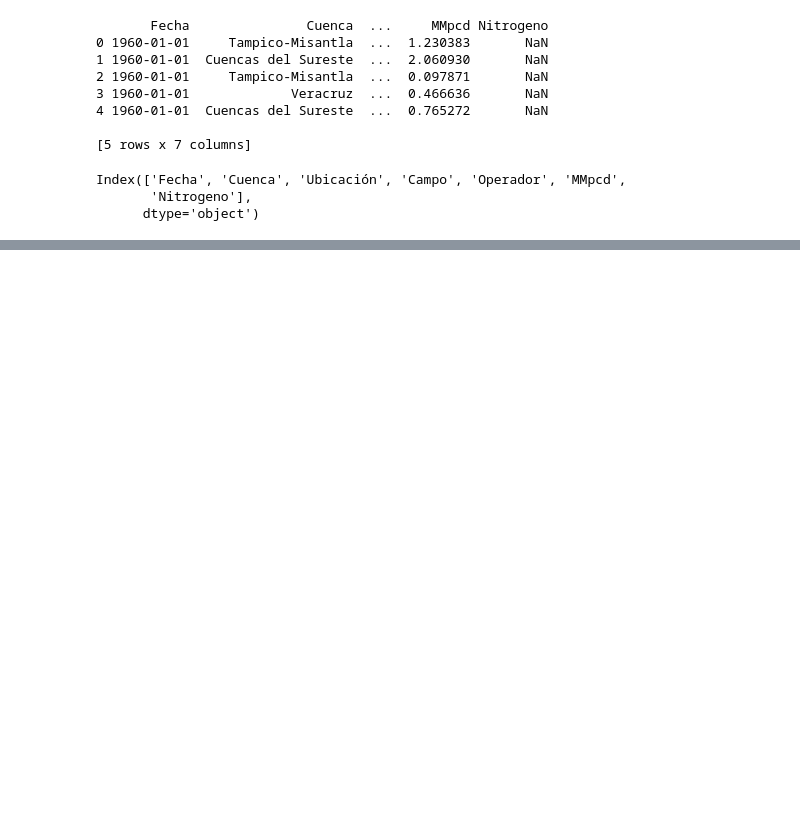
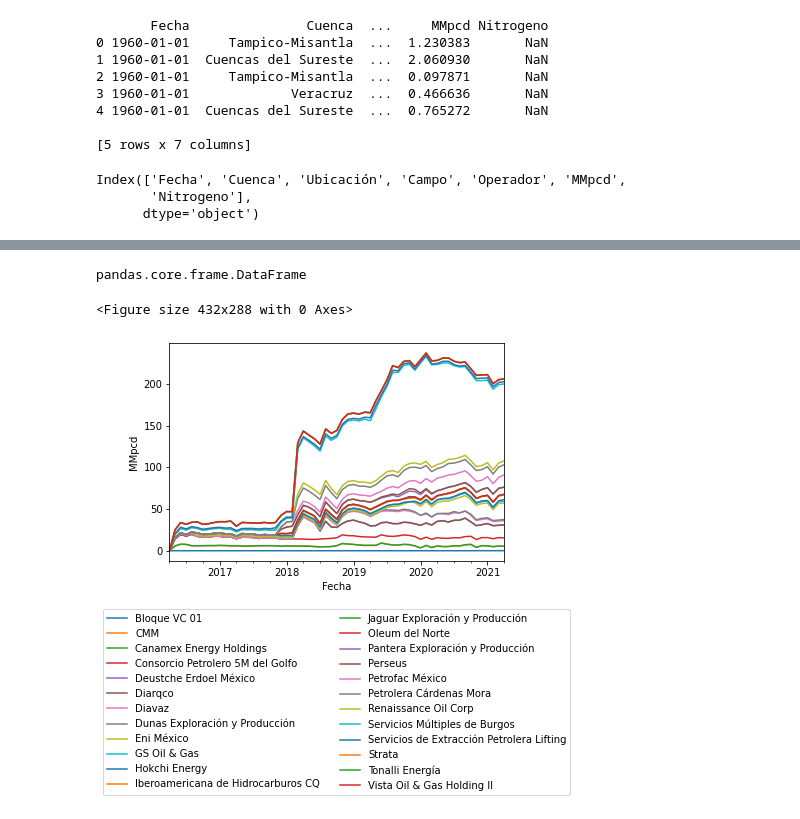
Before and after one commit to JMFU/QuantEcon.py, a Jupyter notebook: graficas2r2pq.ipynb, the cells around one changed output, grey strips where cells are left out. Cells and saved outputs as stored; diff of their text form; code cells hidden in the pictures; blank space fills up the shorter version.

```diff
--- a/graficas2r2pq.ipynb
+++ b/graficas2r2pq.ipynb
@@ -118,15 +222,24 @@ plt.show()
+# %%
+type(produc_otros_oper)
+# %% [output]
+pandas.core.frame.DataFrame
 # %%
 plt.figure()
-produc_otros_oper[['Bloque VC 01', 'CMM', 'Canamex Energy Holdings',
+import numpy as np
+produc_otros_oper_dated = produc_otros_oper['2016-04-01':]
+produc_otros_oper_dated[['Bloque VC 01', 'CMM', 'Canamex Energy Holdings',
        'Consorcio Petrolero 5M del Golfo', 'Deustche Erdoel México', 'Diarqco',
        'Diavaz', 'Dunas Exploración y Producción', 'Eni México',
        'GS Oil & Gas', 'Hokchi Energy', 'Iberoamericana de Hidrocarburos CQ',
        'Jaguar Exploración y Producción', 'Oleum del Norte',
        'Pantera Exploración y Producción','Perseus', 'Petrofac México', 'Petrolera Cárdenas Mora',
        'Renaissance Oil Corp', 'Servicios Múltiples de Burgos',
        'Servicios de Extracción Petrolera Lifting', 'Strata',
        'Tonalli Energía', 'Vista Oil & Gas Holding II']].plot(stacked=True)
 plt.xlabel('Fecha')
 plt.ylabel('MMpcd')
-#plt.legend()
+plt.legend(loc='lower center', bbox_to_anchor=(0.5,-1.1), ncol=2)
 plt.show()
+# %% [output]
+<Figure size 432x288 with 0 Axes>
+[figure, added]
```
Also changed, not shown: parts of 15 cells of this notebook.
